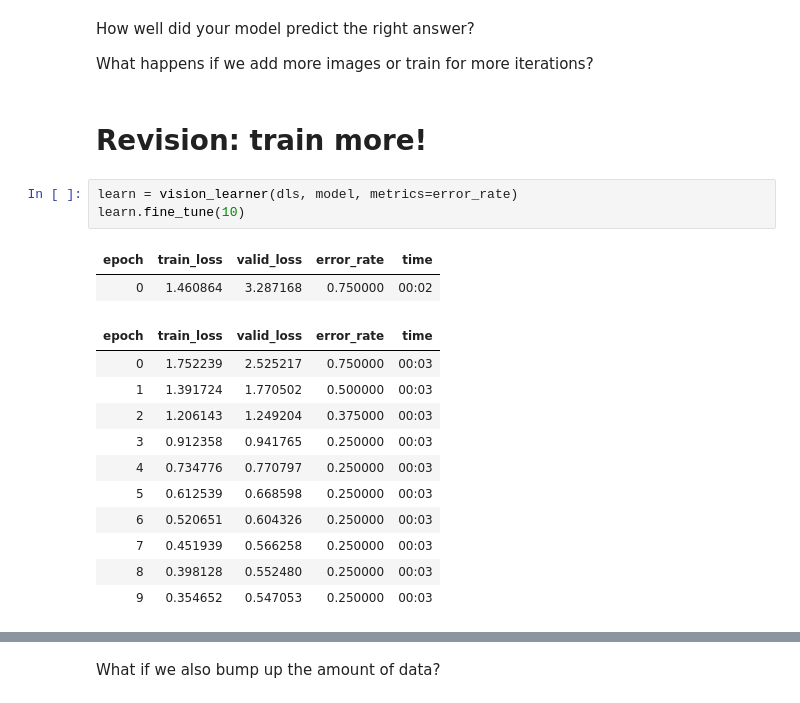
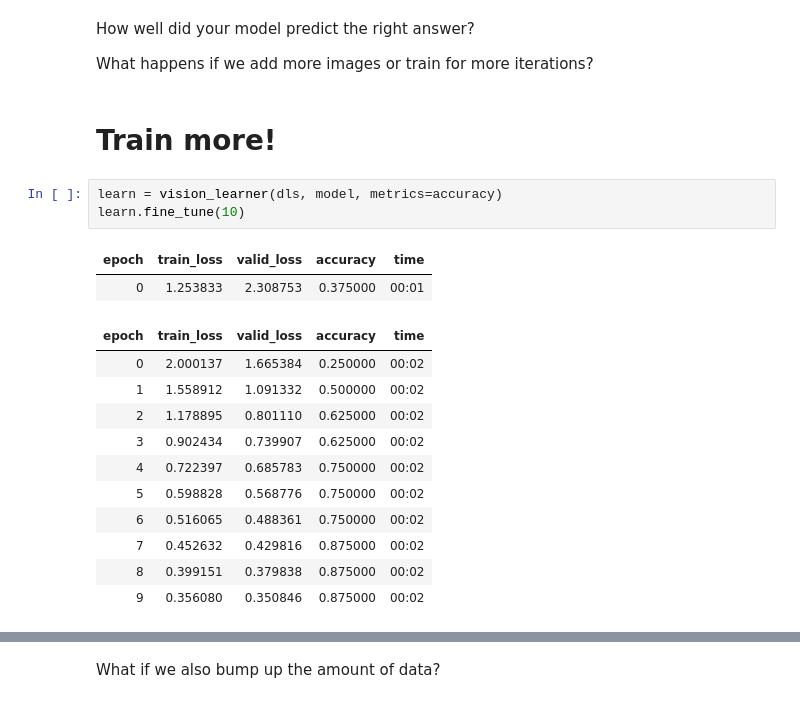
Before and after one commit to jewzaam/aiml-sandbox, a Jupyter notebook: blog-mnm.ipynb, the cells around one changed output, grey strips where cells are left out. Drawn from its saved outputs; the diff is of its cells as text.

```diff
--- a/blog-mnm.ipynb
+++ b/blog-mnm.ipynb
@@ -226,21 +236,21 @@ How well did your model predict the right answer?
 
 What happens if we add more images or train for more iterations?
 # %% [markdown]
-# Revision: train more!
+# Train more!
 # %%
-learn = vision_learner(dls, model, metrics=error_rate)
+learn = vision_learner(dls, model, metrics=accuracy)
 learn.fine_tune(10)
 # %% [output]
-| epoch | train_loss | valid_loss | error_rate | time |
-| 0 | 1.460864 | 3.287168 | 0.750000 | 00:02 |
+| epoch | train_loss | valid_loss | accuracy | time |
+| 0 | 1.253833 | 2.308753 | 0.375000 | 00:01 |
-| epoch | train_loss | valid_loss | error_rate | time |
-| 0 | 1.752239 | 2.525217 | 0.750000 | 00:03 |
-| 1 | 1.391724 | 1.770502 | 0.500000 | 00:03 |
-| 2 | 1.206143 | 1.249204 | 0.375000 | 00:03 |
-| 3 | 0.912358 | 0.941765 | 0.250000 | 00:03 |
-| 4 | 0.734776 | 0.770797 | 0.250000 | 00:03 |
-| 5 | 0.612539 | 0.668598 | 0.250000 | 00:03 |
-| 6 | 0.520651 | 0.604326 | 0.250000 | 00:03 |
-| 7 | 0.451939 | 0.566258 | 0.250000 | 00:03 |
-| 8 | 0.398128 | 0.552480 | 0.250000 | 00:03 |
-| 9 | 0.354652 | 0.547053 | 0.250000 | 00:03 |
+| epoch | train_loss | valid_loss | accuracy | time |
+| 0 | 2.000137 | 1.665384 | 0.250000 | 00:02 |
+| 1 | 1.558912 | 1.091332 | 0.500000 | 00:02 |
+| 2 | 1.178895 | 0.801110 | 0.625000 | 00:02 |
+| 3 | 0.902434 | 0.739907 | 0.625000 | 00:02 |
+| 4 | 0.722397 | 0.685783 | 0.750000 | 00:02 |
+| 5 | 0.598828 | 0.568776 | 0.750000 | 00:02 |
+| 6 | 0.516065 | 0.488361 | 0.750000 | 00:02 |
+| 7 | 0.452632 | 0.429816 | 0.875000 | 00:02 |
+| 8 | 0.399151 | 0.379838 | 0.875000 | 00:02 |
+| 9 | 0.356080 | 0.350846 | 0.875000 | 00:02 |
```
Also changed, not shown: parts of 20 cells of this notebook.
